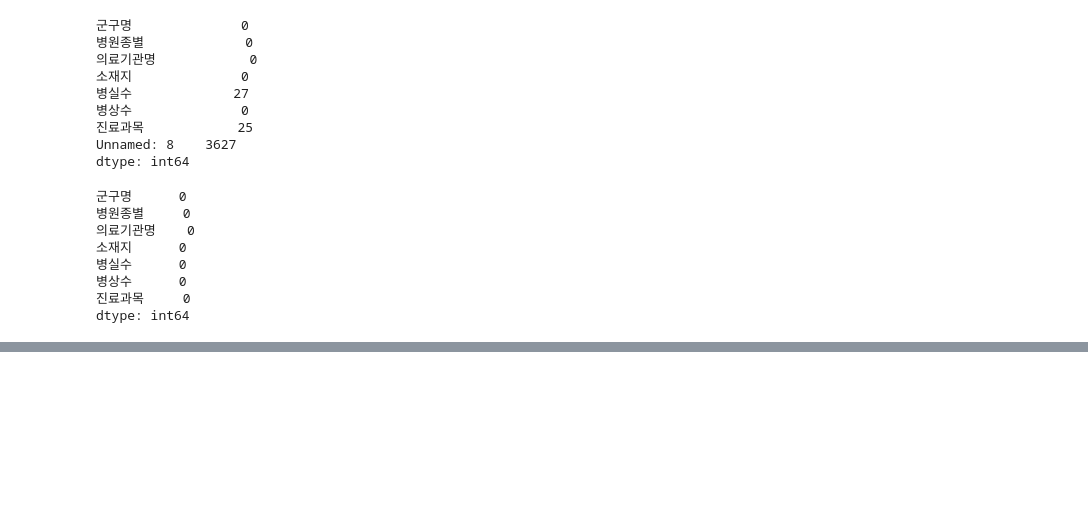
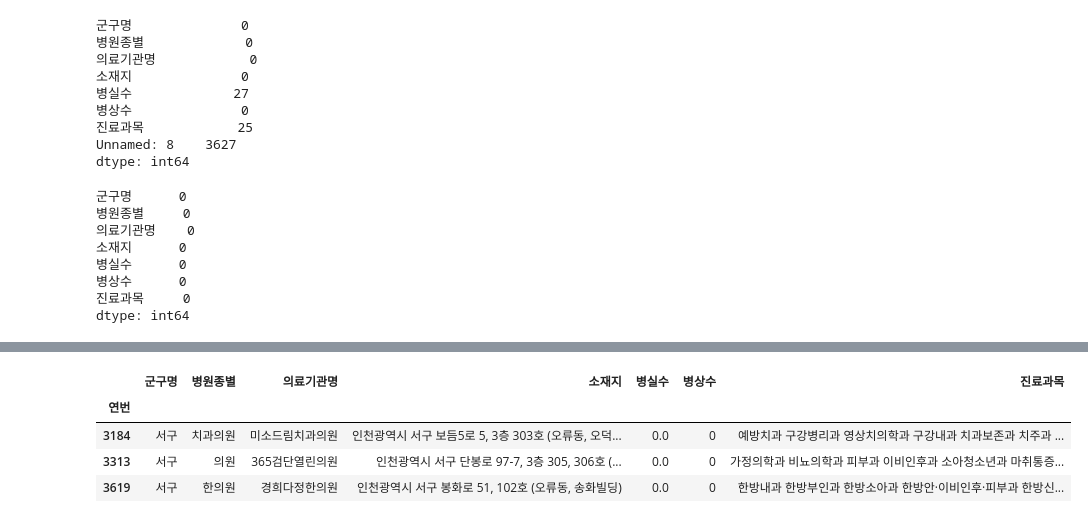
Before and after one commit to akslk00/new-pro2, a Jupyter notebook: Untitled.ipynb, the cells around one changed output, grey strips where cells are left out. Saved outputs shown, nothing was run; the diff lists cells and outputs as text; code cells hidden in the pictures; blank space fills up the shorter version.

```diff
--- a/Untitled.ipynb
+++ b/Untitled.ipynb
@@ -76,0 +103,2 @@ Name: 군구명, Length: 3666, dtype: object
+# %%
+geyun=df['진료과목']=='내과'
@@ -76,0 +145,10 @@ Name: 군구명, Length: 3666, dtype: object
+# %%
+aa=df.loc[geyun,]
+# %%
+aa.loc[aa['소재지'].str.contains('오류동'),]
+# %% [output]
+|  | 군구명 | 병원종별 | 의료기관명 | 소재지 | 병실수 | 병상수 | 진료과목 |
+| 연번 |  |  |  |  |  |  |  |
+| 3184 | 서구 | 치과의원 | 미소드림치과의원 | 인천광역시 서구 보듬5로 5, 3층 303호 (오류동, 오덕... | 0.0 | 0 | 예방치과 구강병리과 영상치의학과 구강내과 치과보존과 치주과 ... |
+| 3313 | 서구 | 의원 | 365검단열린의원 | 인천광역시 서구 단봉로 97-7, 3층 305, 306호 (... | 0.0 | 0 | 가정의학과 비뇨의학과 피부과 이비인후과 소아청소년과 마취통증... |
+| 3619 | 서구 | 한의원 | 경희다정한의원 | 인천광역시 서구 봉화로 51, 102호 (오류동, 송화빌딩) | 0.0 | 0 | 한방내과 한방부인과 한방소아과 한방안·이비인후·피부과 한방신... |
```
Also changed, not shown: parts of 18 cells of this notebook, 1 other file.
